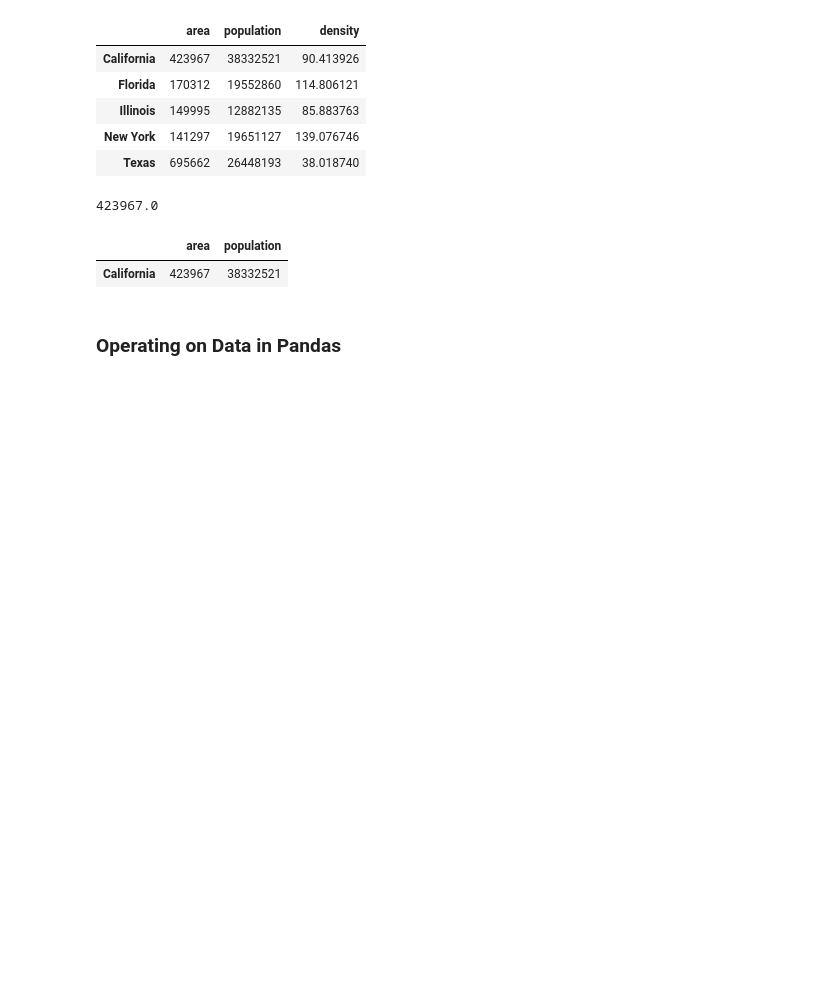
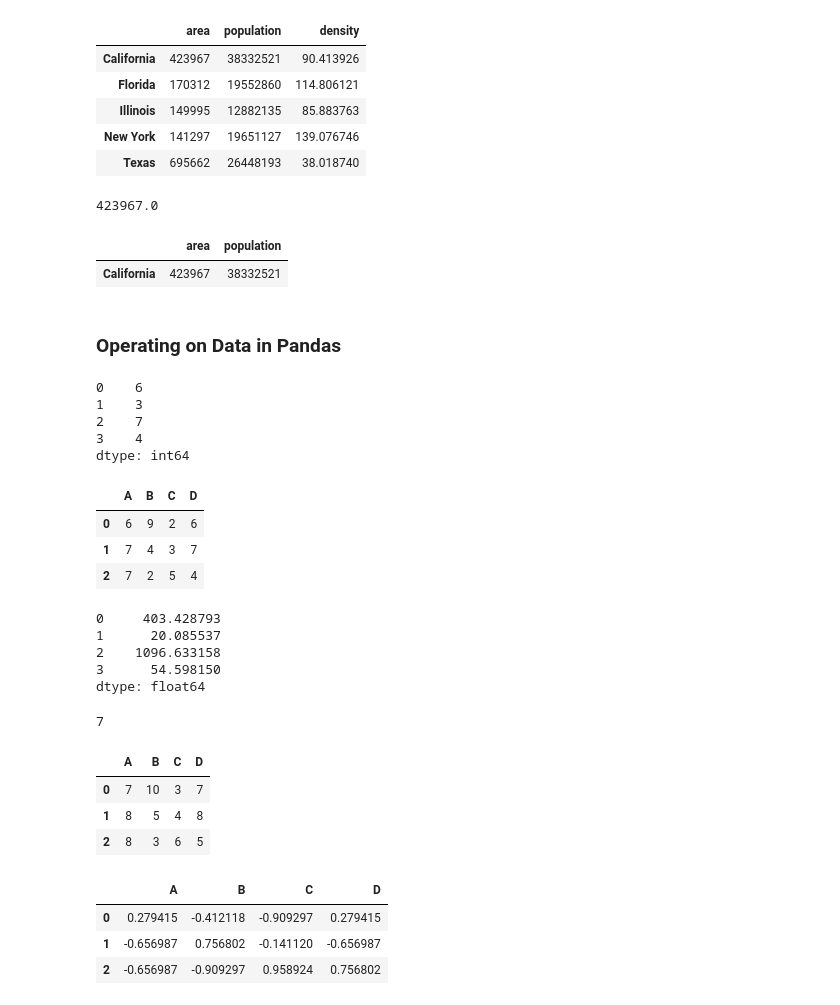
Before and after one commit to numanyilmaz/PythonDataScienceHandbookNotes, a Jupyter notebook: Chapter3.ipynb, the cells around one changed output. Saved outputs shown, nothing was run; the diff lists cells and outputs as text; code cells hidden in the pictures; blank space fills up the shorter version.

```diff
--- a/Chapter3.ipynb
+++ b/Chapter3.ipynb
@@ -523,3 +523,49 @@ data.sort_values('population', ascending=False).ix[0:1, ['area', 'population']]
 | California | 423967 | 38332521 |
 # %% [markdown]
 ### Operating on Data in Pandas
+# %%
+# Create a series
+rng = np.random.RandomState(42)
+ser = pd.Series(rng.randint(0, 10,  4))
+ser
+# %% [output]
+0    6
+1    3
+2    7
+3    4
+dtype: int64
+# %%
+# create a df
+df = pd.DataFrame(rng.randint(0, 10, (3,4)), columns=['A', 'B','C', 'D'])
+df
+# %% [output]
+|  | A | B | C | D |
+| 0 | 6 | 9 | 2 | 6 |
+| 1 | 7 | 4 | 3 | 7 |
+| 2 | 7 | 2 | 5 | 4 |
+# %%
+np.exp(ser)
+# %% [output]
+0     403.428793
+1      20.085537
+2    1096.633158
+3      54.598150
+dtype: float64
+# %%
+np.max(ser)
+# %% [output]
+7
+# %%
+df + 1
+# %% [output]
+|  | A | B | C | D |
+| 0 | 7 | 10 | 3 | 7 |
+| 1 | 8 | 5 | 4 | 8 |
+| 2 | 8 | 3 | 6 | 5 |
+# %%
+np.sin(df * (-1))
+# %% [output]
+|  | A | B | C | D |
+| 0 | 0.279415 | -0.412118 | -0.909297 | 0.279415 |
+| 1 | -0.656987 | 0.756802 | -0.141120 | -0.656987 |
+| 2 | -0.656987 | -0.909297 | 0.958924 | 0.756802 |
```
Also changed, not shown: parts of 1 cell of this notebook.
